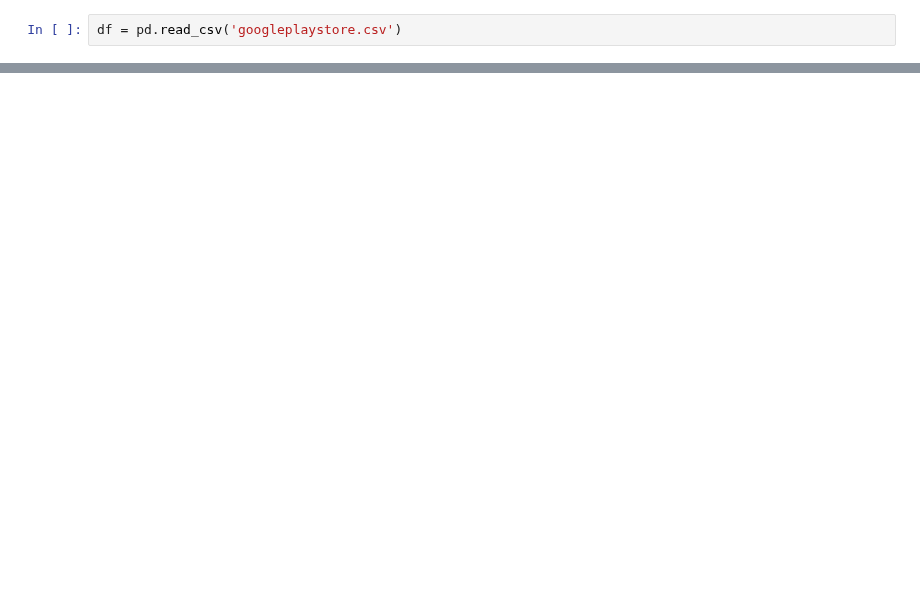
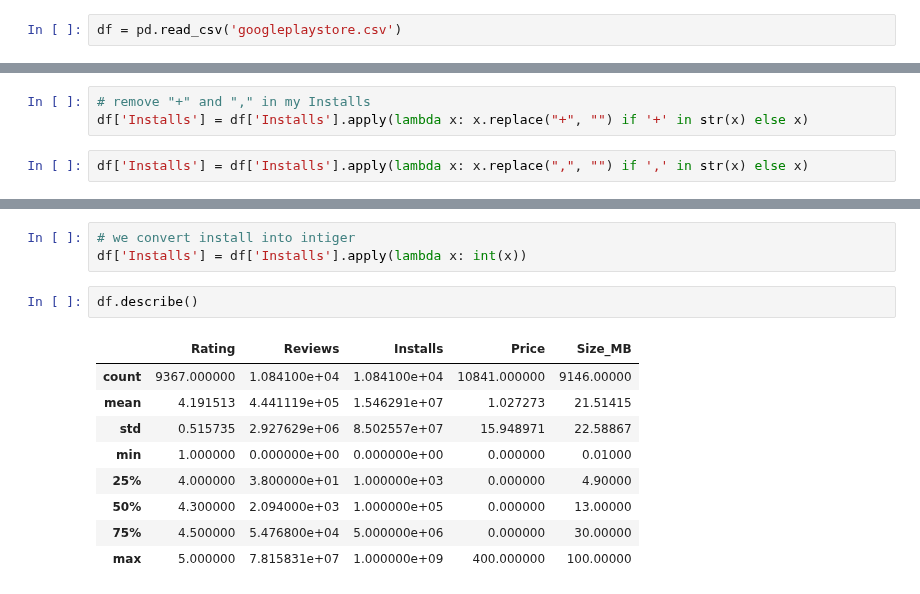
Before and after one commit to amirtoali/Google-play-dataset, a Jupyter notebook: Google.ipynb, the cells around one changed output, grey strips where cells are left out. Saved outputs shown, nothing was run; the diff lists cells and outputs as text; blank space fills up the shorter version.

```diff
--- a/Google.ipynb
+++ b/Google.ipynb
@@ -14,0 +229,5 @@ df.head()
+# %%
+# remove "+" and "," in my Installs
+df['Installs'] = df['Installs'].apply(lambda x: x.replace("+", "") if '+' in str(x) else x)
+# %%
+df['Installs'] = df['Installs'].apply(lambda x: x.replace(",", "") if ',' in str(x) else x)
@@ -14,0 +266,15 @@ df.head()
+# %%
+# we convert install into intiger
+df['Installs'] = df['Installs'].apply(lambda x: int(x))
+# %%
+df.describe()
+# %% [output]
+|  | Rating | Reviews | Installs | Price | Size_MB |
+| count | 9367.000000 | 1.084100e+04 | 1.084100e+04 | 10841.000000 | 9146.00000 |
+| mean | 4.191513 | 4.441119e+05 | 1.546291e+07 | 1.027273 | 21.51415 |
+| std | 0.515735 | 2.927629e+06 | 8.502557e+07 | 15.948971 | 22.58867 |
+| min | 1.000000 | 0.000000e+00 | 0.000000e+00 | 0.000000 | 0.01000 |
+| 25% | 4.000000 | 3.800000e+01 | 1.000000e+03 | 0.000000 | 4.90000 |
+| 50% | 4.300000 | 2.094000e+03 | 1.000000e+05 | 0.000000 | 13.00000 |
+| 75% | 4.500000 | 5.476800e+04 | 5.000000e+06 | 0.000000 | 30.00000 |
+| max | 5.000000 | 7.815831e+07 | 1.000000e+09 | 400.000000 | 100.00000 |
```
Also changed, not shown: parts of 23 cells of this notebook.
